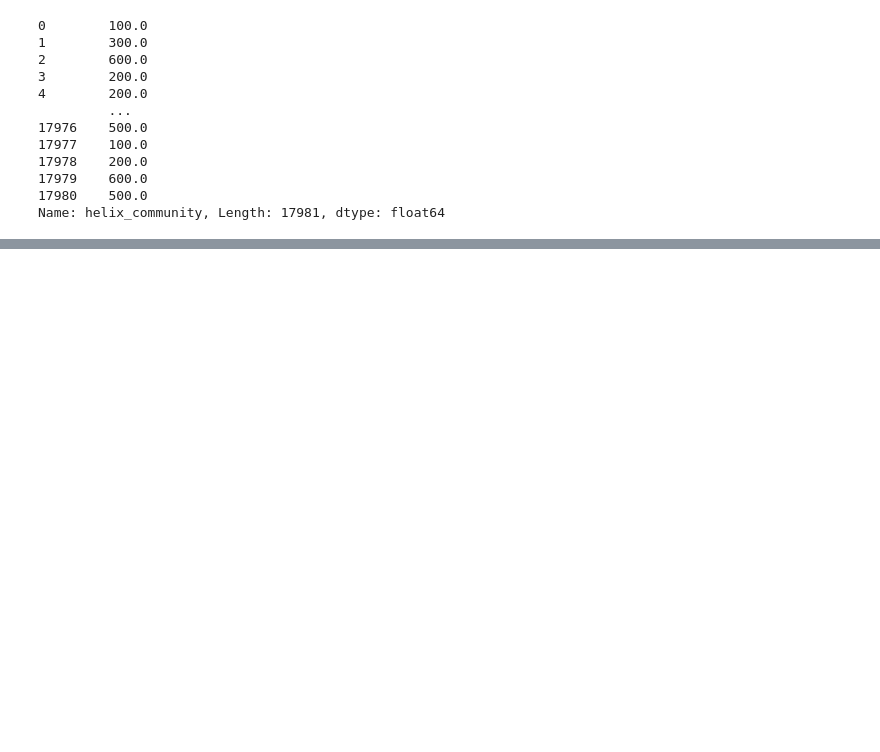
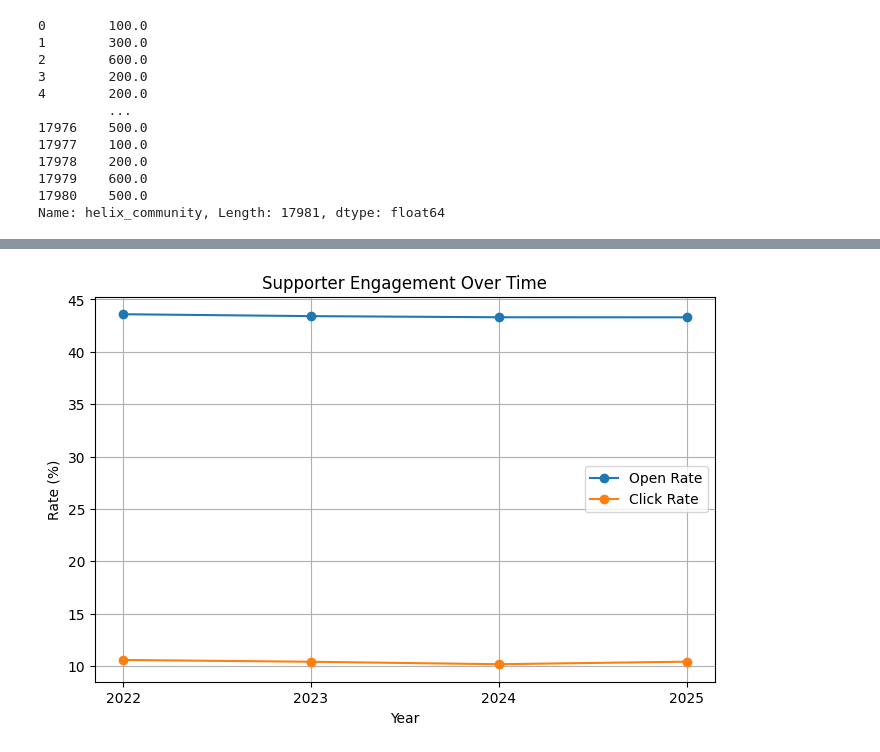
Before and after one commit to RemiRemRemRem/INF10027-Group-Project, a Jupyter notebook: assignment2.ipynb, the cells around one changed output, grey strips where cells are left out. Cells and saved outputs as stored; diff of their text form; code cells hidden in the pictures; blank space fills up the shorter version.

```diff
--- a/assignment2.ipynb
+++ b/assignment2.ipynb
@@ -229,0 +275,32 @@ Name: helix_community, Length: 17981, dtype: float64
+# %%
+
+engagement_trend = communications.groupby('year').agg(
+    total_contacts=('contact_id', 'count'),
+    opened_messages=('opened', 'sum'),
+    clicked_messages=('clicked', 'sum')
+).reset_index()
+
+engagement_trend['open_rate'] = (
+    engagement_trend['opened_messages'] / engagement_trend['total_contacts']
+) * 100
+
+engagement_trend['click_rate'] = (
+    engagement_trend['clicked_messages'] / engagement_trend['total_contacts']
+) * 100
+
+engagement_trend
+
+plt.figure(figsize=(8,5))
+plt.plot(engagement_trend['year'], engagement_trend['open_rate'], marker='o', label='Open Rate')
+plt.plot(engagement_trend['year'], engagement_trend['click_rate'], marker='o', label='Click Rate')
+
+plt.title("Supporter Engagement Over Time")
+plt.xlabel("Year")
+plt.ylabel("Rate (%)")
+plt.legend()
+plt.grid(True)
+plt.xticks(engagement_trend['year'])
+
+plt.show()
+# %% [output]
+[figure, added]
```
Also changed, not shown: parts of 14 cells of this notebook.
